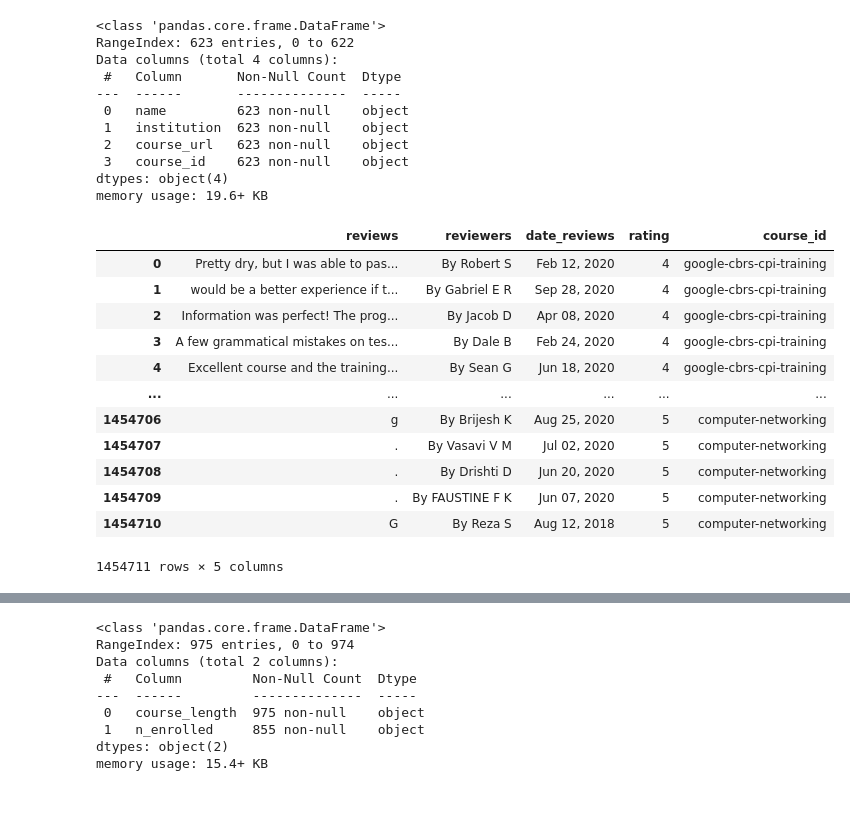
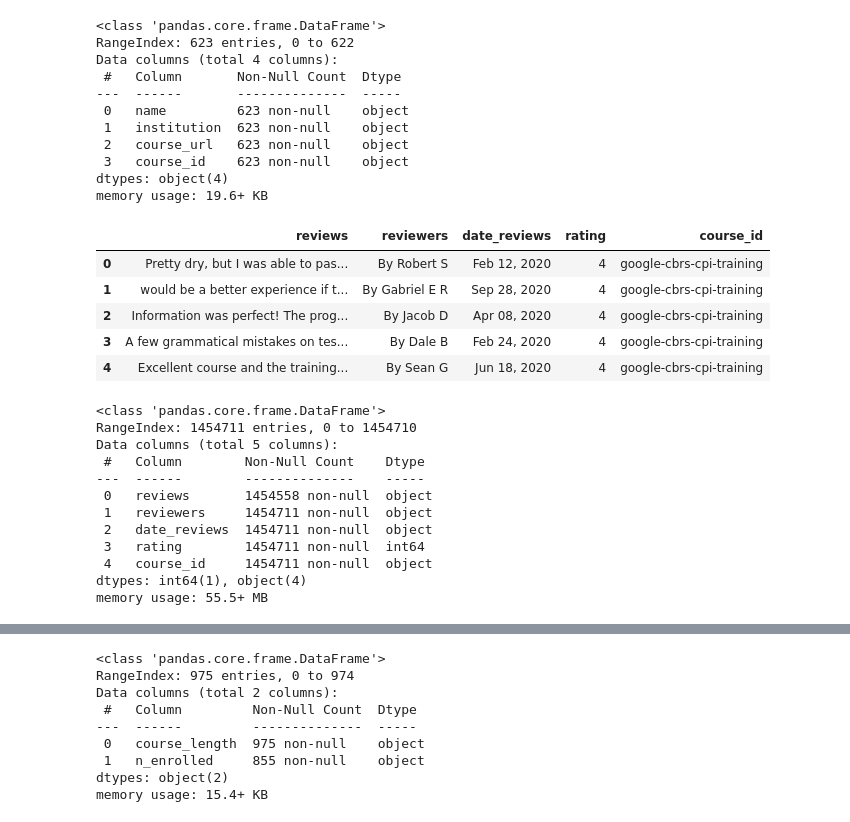
Before and after one commit to octa-acostamonti/MOOCs-Analyisis, a Jupyter notebook: EDA.ipynb, the cells around one changed output, grey strips where cells are left out. Cells and saved outputs as stored; diff of their text form; code cells hidden in the pictures.

```diff
--- a/EDA.ipynb
+++ b/EDA.ipynb
@@ -32,18 +32,26 @@ a = cursos_coursera.groupby(by="institution")
 # %%
 coursera_reviews = pd.read_csv("./Datasets/Coursera_reviews.csv")
 # %%
-coursera_reviews
+coursera_reviews.head()
 # %% [output]
 |  | reviews | reviewers | date_reviews | rating | course_id |
 | 0 | Pretty dry, but I was able to pas... | By Robert S | Feb 12, 2020 | 4 | google-cbrs-cpi-training |
 | 1 | would be a better experience if t... | By Gabriel E R | Sep 28, 2020 | 4 | google-cbrs-cpi-training |
 | 2 | Information was perfect! The prog... | By Jacob D | Apr 08, 2020 | 4 | google-cbrs-cpi-training |
 | 3 | A few grammatical mistakes on tes... | By Dale B | Feb 24, 2020 | 4 | google-cbrs-cpi-training |
 | 4 | Excellent course and the training... | By Sean G | Jun 18, 2020 | 4 | google-cbrs-cpi-training |
-| ... | ... | ... | ... | ... | ... |
-| 1454706 | g | By Brijesh K | Aug 25, 2020 | 5 | computer-networking |
-| 1454707 | . | By Vasavi V M | Jul 02, 2020 | 5 | computer-networking |
-| 1454708 | . | By Drishti D | Jun 20, 2020 | 5 | computer-networking |
-| 1454709 | . | By FAUSTINE F K | Jun 07, 2020 | 5 | computer-networking |
-| 1454710 | G | By Reza S | Aug 12, 2018 | 5 | computer-networking |
-1454711 rows × 5 columns
+# %%
+coursera_reviews.info()
+# %% [output]
+<class 'pandas.core.frame.DataFrame'>
+RangeIndex: 1454711 entries, 0 to 1454710
+Data columns (total 5 columns):
+ #   Column        Non-Null Count    Dtype
+---  ------        --------------    -----
+ 0   reviews       1454558 non-null  object
+ 1   reviewers     1454711 non-null  object
+ 2   date_reviews  1454711 non-null  object
+ 3   rating        1454711 non-null  int64
+ 4   course_id     1454711 non-null  object
+dtypes: int64(1), object(4)
+memory usage: 55.5+ MB
```
Also changed, not shown: parts of 7 cells of this notebook.
